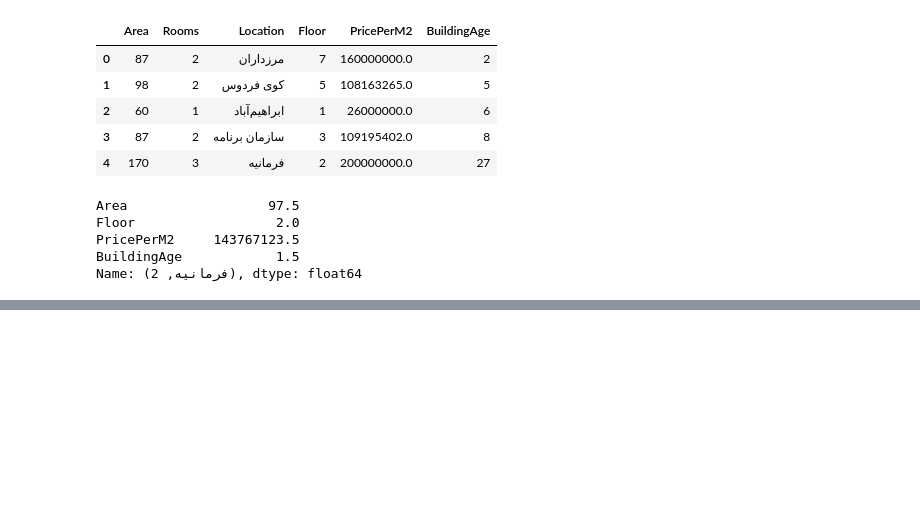
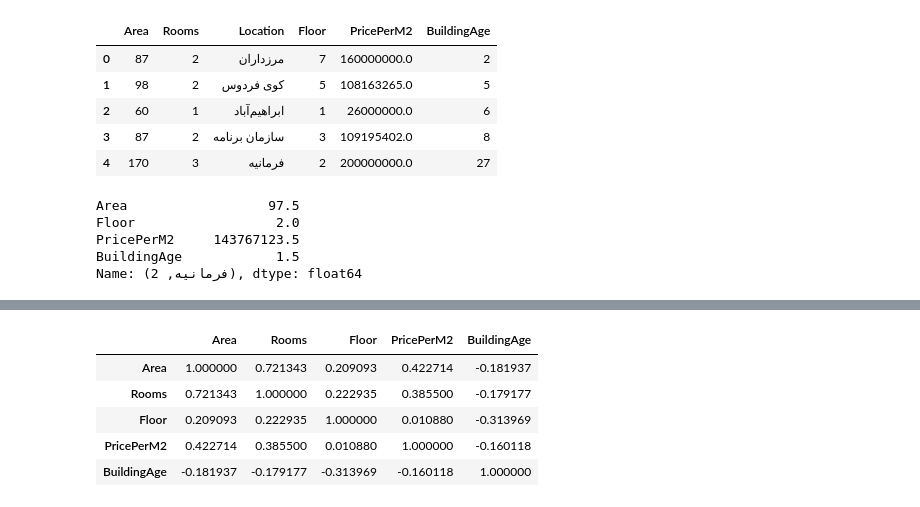
Before and after one commit to alavi-sam/house-analysis, a Jupyter notebook: analysis_notebook.ipynb, the cells around one changed output, grey strips where cells are left out. Drawn from its saved outputs; the diff is of its cells as text; code cells hidden in the pictures; blank space fills up the shorter version.

```diff
--- a/analysis_notebook.ipynb
+++ b/analysis_notebook.ipynb
@@ -188,0 +189,15 @@ plt.show()
+# %%
+from sklearn.preprocessing import MinMaxScaler
+mm = MinMaxScaler()
+scaled_data = mm.fit_transform(df.drop('Location', axis=1))
+scaled_df = pd.DataFrame(scaled_data, columns=mm.get_feature_names_out())
+# corr_df = df.drop('Location', axis=1)
+corr = scaled_df.corr()
+corr
+# %% [output]
+|  | Area | Rooms | Floor | PricePerM2 | BuildingAge |
+| Area | 1.000000 | 0.721343 | 0.209093 | 0.422714 | -0.181937 |
+| Rooms | 0.721343 | 1.000000 | 0.222935 | 0.385500 | -0.179177 |
+| Floor | 0.209093 | 0.222935 | 1.000000 | 0.010880 | -0.313969 |
+| PricePerM2 | 0.422714 | 0.385500 | 0.010880 | 1.000000 | -0.160118 |
+| BuildingAge | -0.181937 | -0.179177 | -0.313969 | -0.160118 | 1.000000 |
```
Also changed, not shown: parts of 7 cells of this notebook.
